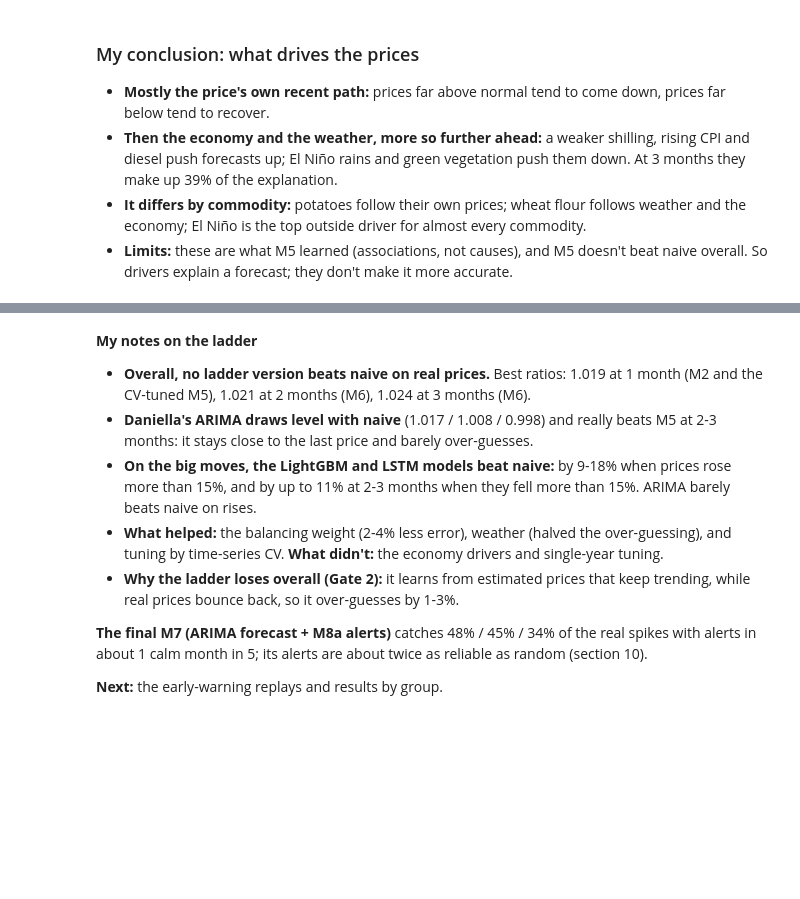
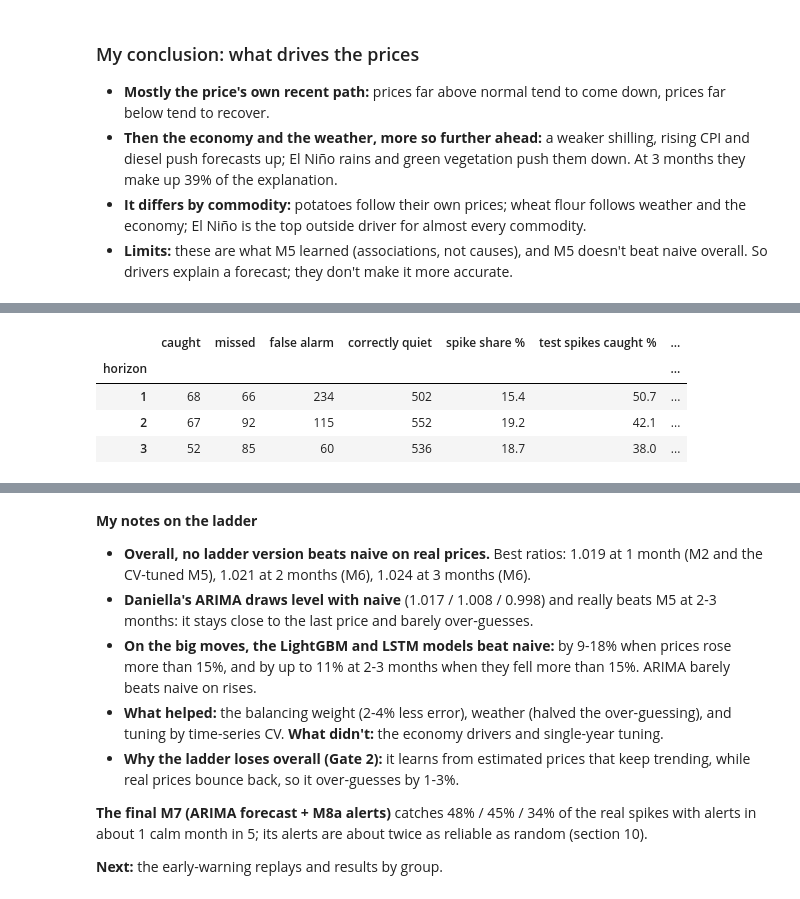
Before and after one commit to emergingleader/Soko_Radar, a Jupyter notebook: notebooks/02_model_build.ipynb, the cells around one changed output, grey strips where cells are left out. Saved outputs shown, nothing was run; the diff lists cells and outputs as text; code cells hidden in the pictures; blank space fills up the shorter version.

```diff
--- a/notebooks/02_model_build.ipynb
+++ b/notebooks/02_model_build.ipynb
@@ -4114,0 +4249,21 @@ Mandera | Beans Dolichos (Njahi) | Retail, from Aug 2024: predicted change +11.9
+# %%
+# Test step 3: the one run: forecasts, alerts and where-to-buy from every month Jan 2025 - Aug 2026, through the frozen script
+test_px = sf.load_prices(test_prices_path)
+TEST_ORIGINS = list(pd.date_range("2025-01-01", "2026-08-01", freq="MS"))
+test_out = sf.run(test_px, RAW_DIR, TEST_ORIGINS, sf.TRAIN_END)
+sf.write_safely(test_out, TEST_DIR / "day5_test_forecasts.csv",           # saved for Daniella to re-score (not a checkpoint)
+                {"created": pd.Timestamp.now().strftime("%Y-%m-%d %H:%M"), "origins": "2025-01 to 2026-08",
+                 "train_end": sf.TRAIN_END, "prices": str(test_prices_path)})
+
+answers = test_px.assign(target_month=test_px["month"].dt.strftime("%Y-%m"))[
+    ["series", "target_month", "price_kes", "observed"]].rename(columns={"price_kes": "target_price", "observed": "target_observed"})
+t = test_out.merge(answers, on=["series", "target_month"], how="left")
+t = t[t["target_observed"].fillna(False).astype(bool)].copy()           # real answers only (target months up to Sep 2026)
+base = t[["series", "origin_month", "horizon", "target_month", "origin_price_kes", "origin_price_is_real", "target_price"]].rename(
+    columns={"origin_price_kes": "origin_price"})
+m5_test_price = t["origin_price_kes"] * (1 + (t["drivers_model_change_pct"] / 100).clip(lower=-0.9))
+test_f = pd.concat([base.assign(model="Naive", forecast_price=t["origin_price_kes"]),
+                    base.assign(model="ARIMA (final forecast)", forecast_price=t["forecast_price_kes"]),
+                    base.assign(model="M5 (drivers model)", forecast_price=m5_test_price)], ignore_index=True).assign(target_observed=True)
+print(f"Scored test rows per horizon (real answers): {t.groupby('horizon').size().to_dict()}, from {t['series'].nunique()} series;",
+      f"both prices real: {t[t['origin_price_is_real']].groupby('horizon').size().to_dict()}")
@@ -4114,0 +4349,26 @@ Mandera | Beans Dolichos (Njahi) | Retail, from Aug 2024: predicted change +11.9
+# %%
+# Test step 5: the spike alerts on real 2025-2026 prices (rise >15%), next to the 2015-2024 backtest at the same thresholds
+t["spike"] = t["target_price"] / t["origin_price_kes"] - 1 > SPIKE
+
+def alert_rates(caught, missed, false_alarm, quiet):
+    return {"spikes caught %": caught / max(caught + missed, 1) * 100, "alerts right %": caught / max(caught + false_alarm, 1) * 100,
+            "calm months quiet %": quiet / max(quiet + false_alarm, 1) * 100}
+
+rows = []
+for h in HORIZONS:
+    g = t[t["horizon"] == h]
+    c = {"caught": int((g["alert"] & g["spike"]).sum()), "missed": int((~g["alert"] & g["spike"]).sum()),
+         "false alarm": int((g["alert"] & ~g["spike"]).sum()), "correctly quiet": int((~g["alert"] & ~g["spike"]).sum())}
+    b = final_conf.loc[h]
+    rows.append({"horizon": h, **c, "spike share %": g["spike"].mean() * 100,
+                 **{f"test {k}": v for k, v in alert_rates(c["caught"], c["missed"], c["false alarm"], c["correctly quiet"]).items()},
+                 **{f"backtest {k}": v for k, v in alert_rates(b["caught"], b["missed"], b["false alarm"], b["correctly quiet"]).items()},
+                 "test average precision": average_precision_score(g["spike"], g["spike_probability_pct"]) if g["spike"].any() else np.nan})
+test_alerts = pd.DataFrame(rows).set_index("horizon")
+test_alerts.round(1)
+# %% [output]
+|  | caught | missed | false alarm | correctly quiet | spike share % | test spikes caught % | ... |
+| horizon |  |  |  |  |  |  | ... |
+| 1 | 68 | 66 | 234 | 502 | 15.4 | 50.7 | ... |
+| 2 | 67 | 92 | 115 | 552 | 19.2 | 42.1 | ... |
+| 3 | 52 | 85 | 60 | 536 | 18.7 | 38.0 | ... |
```
Also changed, not shown: parts of 19 cells of this notebook, 1 other file.
